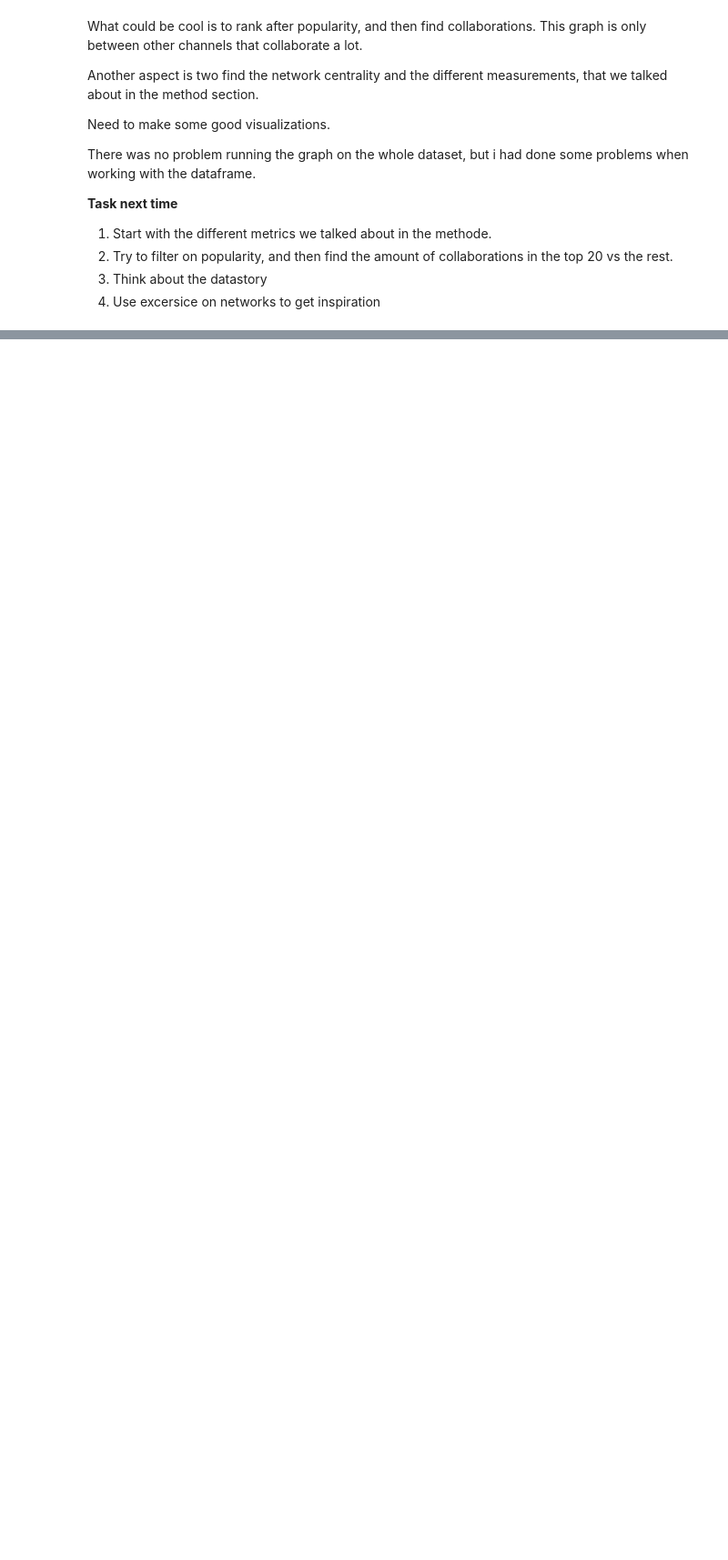
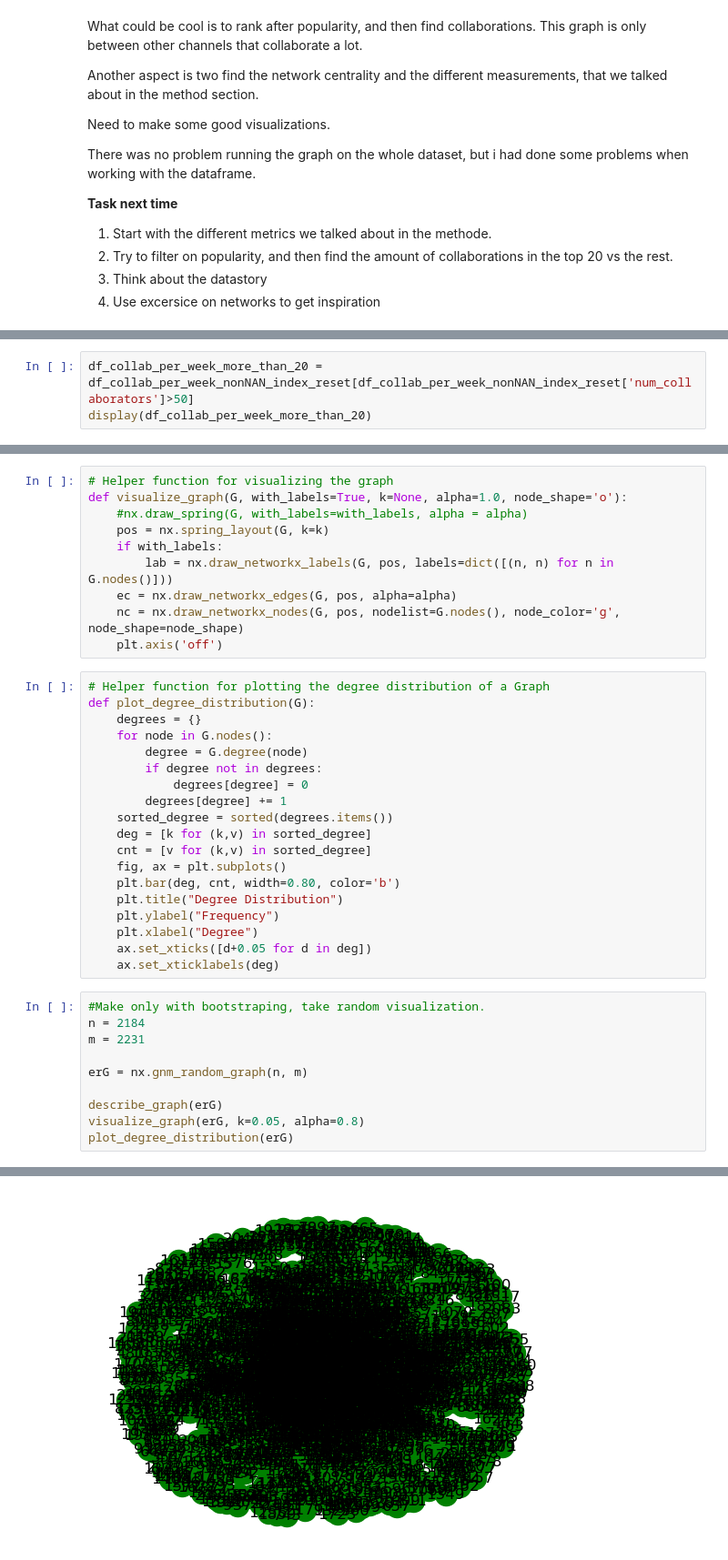
Before and after one commit to epfl-ada/ada-2023-project-adacadabra, a Jupyter notebook: Project_partMats.ipynb, the cells around one changed output, grey strips where cells are left out. Shown at 91% size. Drawn from its saved outputs; the diff is of its cells as text; blank space fills up the shorter version.

```diff
--- a/Project_partMats.ipynb
+++ b/Project_partMats.ipynb
@@ -381,0 +552,3 @@ There was no problem running the graph on the whole dataset, but i had done some
+# %%
+df_collab_per_week_more_than_20 = df_collab_per_week_nonNAN_index_reset[df_collab_per_week_nonNAN_index_reset['num_collaborators']>50]
+display(df_collab_per_week_more_than_20)
@@ -381,0 +602,40 @@ There was no problem running the graph on the whole dataset, but i had done some
+# %%
+# Helper function for visualizing the graph
+def visualize_graph(G, with_labels=True, k=None, alpha=1.0, node_shape='o'):
+    #nx.draw_spring(G, with_labels=with_labels, alpha = alpha)
+    pos = nx.spring_layout(G, k=k)
+    if with_labels:
+        lab = nx.draw_networkx_labels(G, pos, labels=dict([(n, n) for n in G.nodes()]))
+    ec = nx.draw_networkx_edges(G, pos, alpha=alpha)
+    nc = nx.draw_networkx_nodes(G, pos, nodelist=G.nodes(), node_color='g', node_shape=node_shape)
+    plt.axis('off')
+# %%
+# Helper function for plotting the degree distribution of a Graph
+def plot_degree_distribution(G):
+    degrees = {}
+    for node in G.nodes():
+        degree = G.degree(node)
+        if degree not in degrees:
+            degrees[degree] = 0
+        degrees[degree] += 1
+    sorted_degree = sorted(degrees.items())
+    deg = [k for (k,v) in sorted_degree]
+    cnt = [v for (k,v) in sorted_degree]
+    fig, ax = plt.subplots()
+    plt.bar(deg, cnt, width=0.80, color='b')
+    plt.title("Degree Distribution")
+    plt.ylabel("Frequency")
+    plt.xlabel("Degree")
+    ax.set_xticks([d+0.05 for d in deg])
+    ax.set_xticklabels(deg)
+# %%
+#Make only with bootstraping, take random visualization.
+n = 2184
+m = 2231
+
+erG = nx.gnm_random_graph(n, m)
+
+describe_graph(erG)
+visualize_graph(erG, k=0.05, alpha=0.8)
+plot_degree_distribution(erG)
+# %% [output]
@@ -381,0 +645 @@ There was no problem running the graph on the whole dataset, but i had done some
+[figure, added]
```
Also changed, not shown: parts of 19 cells of this notebook.
